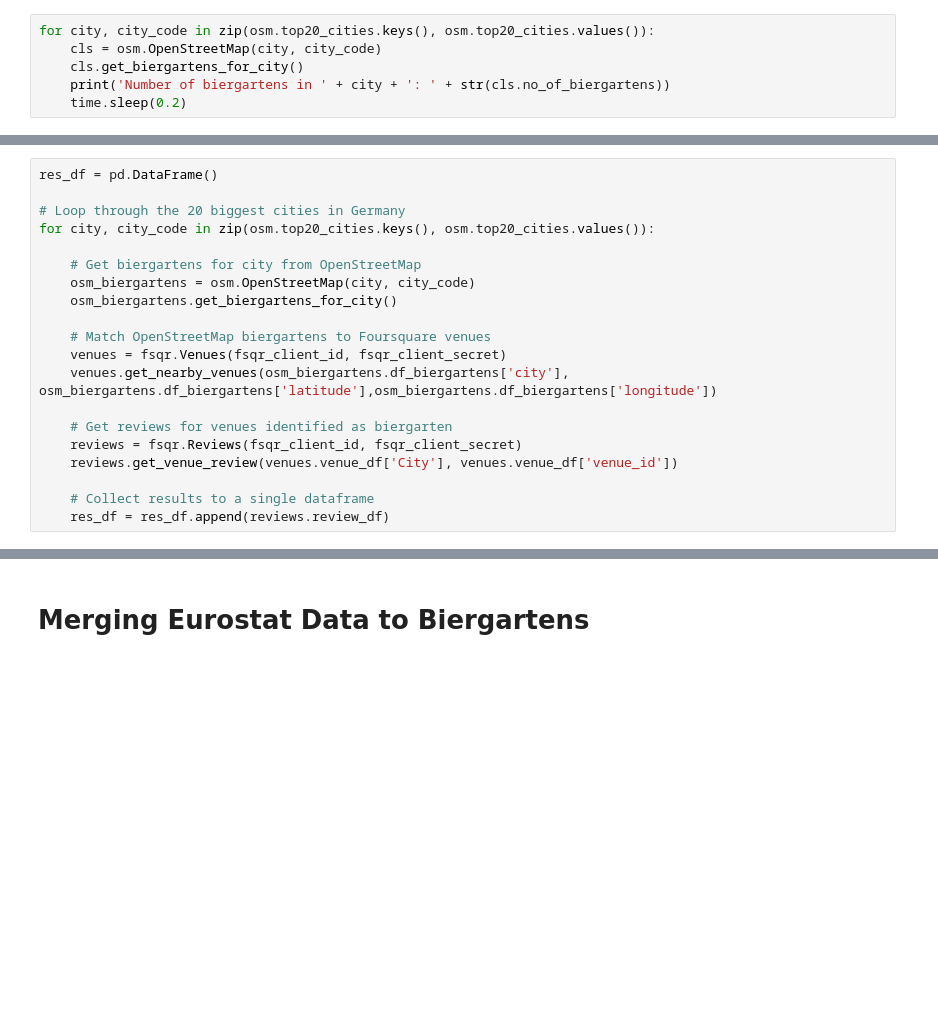
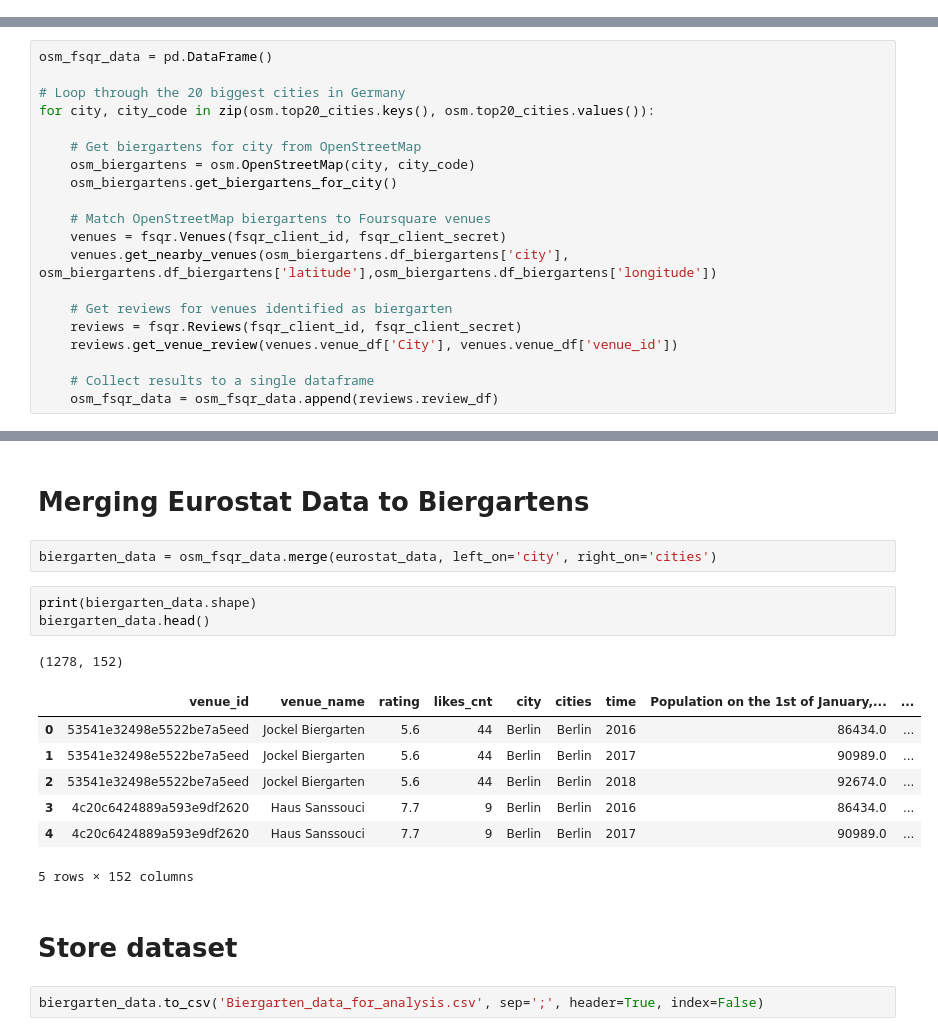
Before and after one commit to Mtale/Coursera_Capstone, a Jupyter notebook: Data Preparation.ipynb, the cells around one changed output, grey strips where cells are left out. Saved outputs shown, nothing was run; the diff lists cells and outputs as text; blank space fills up the shorter version.

Commit message:
Complete data preparation

```diff
--- a/Data Preparation.ipynb
+++ b/Data Preparation.ipynb
@@ -236,8 +103,2 @@ importlib.reload(osm)
 # %% [markdown]
 ## Test biergarten fetch for top 20 cities
-# %%
-for city, city_code in zip(osm.top20_cities.keys(), osm.top20_cities.values()):
-    cls = osm.OpenStreetMap(city, city_code)
-    cls.get_biergartens_for_city()
-    print('Number of biergartens in ' + city + ': ' + str(cls.no_of_biergartens))
-    time.sleep(0.2)
@@ -262,5 +105,5 @@ Number of biergartens in Bonn: 17
 # %%
-res_df = pd.DataFrame()
+osm_fsqr_data = pd.DataFrame()
 
 # Loop through the 20 biggest cities in Germany
 for city, city_code in zip(osm.top20_cities.keys(), osm.top20_cities.values()):
@@ -278,6 +121,6 @@ for city, city_code in zip(osm.top20_cities.keys(), osm.top20_cities.values()):
     reviews.get_venue_review(venues.venue_df['City'], venues.venue_df['venue_id'])
 
     # Collect results to a single dataframe
-    res_df = res_df.append(reviews.review_df)
+    osm_fsqr_data = osm_fsqr_data.append(reviews.review_df)
 # %% [output]
 Finding biergartens in Berlin...
@@ -315,2 +154,20 @@ res_df.to_csv('Germany_biergartens.csv', sep=';', header=True, index=False)
 # %% [markdown]
 # Merging Eurostat Data to Biergartens
+# %%
+biergarten_data = osm_fsqr_data.merge(eurostat_data, left_on='city', right_on='cities')
+# %%
+print(biergarten_data.shape)
+biergarten_data.head()
+# %% [output]
+(1278, 152)
+|  | venue_id | venue_name | rating | likes_cnt | city | cities | time | Population on the 1st of January,... | ... |
+| 0 | 53541e32498e5522be7a5eed | Jockel Biergarten | 5.6 | 44 | Berlin | Berlin | 2016 | 86434.0 | ... |
+| 1 | 53541e32498e5522be7a5eed | Jockel Biergarten | 5.6 | 44 | Berlin | Berlin | 2017 | 90989.0 | ... |
+| 2 | 53541e32498e5522be7a5eed | Jockel Biergarten | 5.6 | 44 | Berlin | Berlin | 2018 | 92674.0 | ... |
+| 3 | 4c20c6424889a593e9df2620 | Haus Sanssouci | 7.7 | 9 | Berlin | Berlin | 2016 | 86434.0 | ... |
+| 4 | 4c20c6424889a593e9df2620 | Haus Sanssouci | 7.7 | 9 | Berlin | Berlin | 2017 | 90989.0 | ... |
+5 rows × 152 columns
+# %% [markdown]
+# Store dataset
+# %%
+biergarten_data.to_csv('Biergarten_data_for_analysis.csv', sep=';', header=True, index=False)
```
Also changed, not shown: parts of 39 cells of this notebook, 1 other file.
